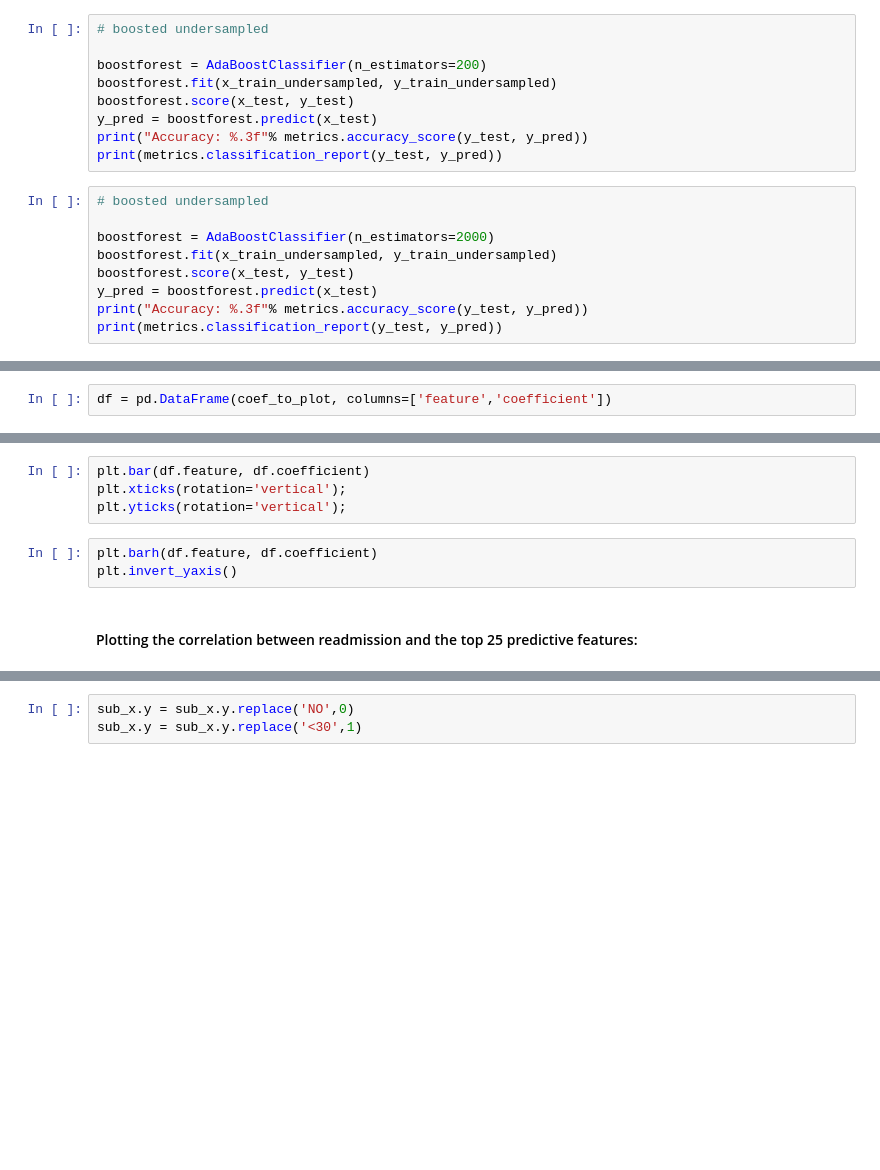
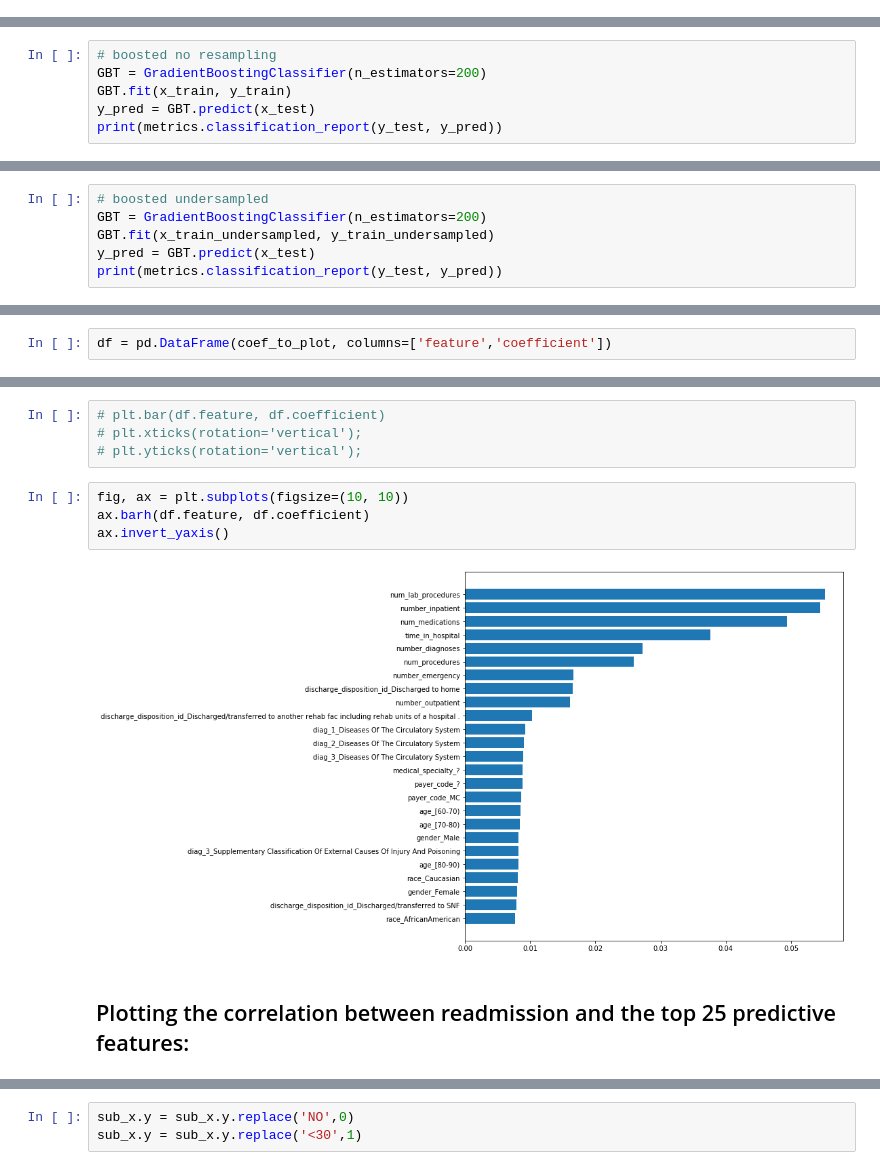
Before and after one commit to Jack-Etheredge/Predicting-early-hospital-readmissions, a Jupyter notebook: ml/notebooks/06_random_forest_and_cost_benefit_threshold_tuning.ipynb, the cells around one changed output, grey strips where cells are left out. Saved outputs shown, nothing was run; the diff lists cells and outputs as text; blank space fills up the shorter version.

```diff
--- a/ml/notebooks/06_random_forest_and_cost_benefit_threshold_tuning.ipynb
+++ b/ml/notebooks/06_random_forest_and_cost_benefit_threshold_tuning.ipynb
@@ -359,18 +138,0 @@ print(metrics.classification_report(y_test, y_pred))
-# %%
-# boosted undersampled
-
-boostforest = AdaBoostClassifier(n_estimators=200)
-boostforest.fit(x_train_undersampled, y_train_undersampled)
-boostforest.score(x_test, y_test)
-y_pred = boostforest.predict(x_test)
-print("Accuracy: %.3f"% metrics.accuracy_score(y_test, y_pred))
-print(metrics.classification_report(y_test, y_pred))
-# %%
-# boosted undersampled
-
-boostforest = AdaBoostClassifier(n_estimators=2000)
-boostforest.fit(x_train_undersampled, y_train_undersampled)
-boostforest.score(x_test, y_test)
-y_pred = boostforest.predict(x_test)
-print("Accuracy: %.3f"% metrics.accuracy_score(y_test, y_pred))
-print(metrics.classification_report(y_test, y_pred))
@@ -394,0 +291,6 @@ print(metrics.classification_report(y_test, y_pred))
+# %%
+# boosted no resampling
+GBT = GradientBoostingClassifier(n_estimators=200)
+GBT.fit(x_train, y_train)
+y_pred = GBT.predict(x_test)
+print(metrics.classification_report(y_test, y_pred))
@@ -394,0 +306,6 @@ print(metrics.classification_report(y_test, y_pred))
+# %%
+# boosted undersampled
+GBT = GradientBoostingClassifier(n_estimators=200)
+GBT.fit(x_train_undersampled, y_train_undersampled)
+y_pred = GBT.predict(x_test)
+print(metrics.classification_report(y_test, y_pred))
@@ -409,11 +396,14 @@ df.head()
 # %%
-plt.bar(df.feature, df.coefficient)
-plt.xticks(rotation='vertical');
-plt.yticks(rotation='vertical');
+# plt.bar(df.feature, df.coefficient)
+# plt.xticks(rotation='vertical');
+# plt.yticks(rotation='vertical');
 # %%
-plt.barh(df.feature, df.coefficient)
-plt.invert_yaxis()
+fig, ax = plt.subplots(figsize=(10, 10))
+ax.barh(df.feature, df.coefficient)
+ax.invert_yaxis()
+# %% [output]
+[figure, added]
 # %% [markdown]
-#### Plotting the correlation between readmission and the top 25 predictive features:
+## Plotting the correlation between readmission and the top 25 predictive features:
 # %%
 list(df.feature.unique())
```
Also changed, not shown: parts of 93 cells of this notebook.
